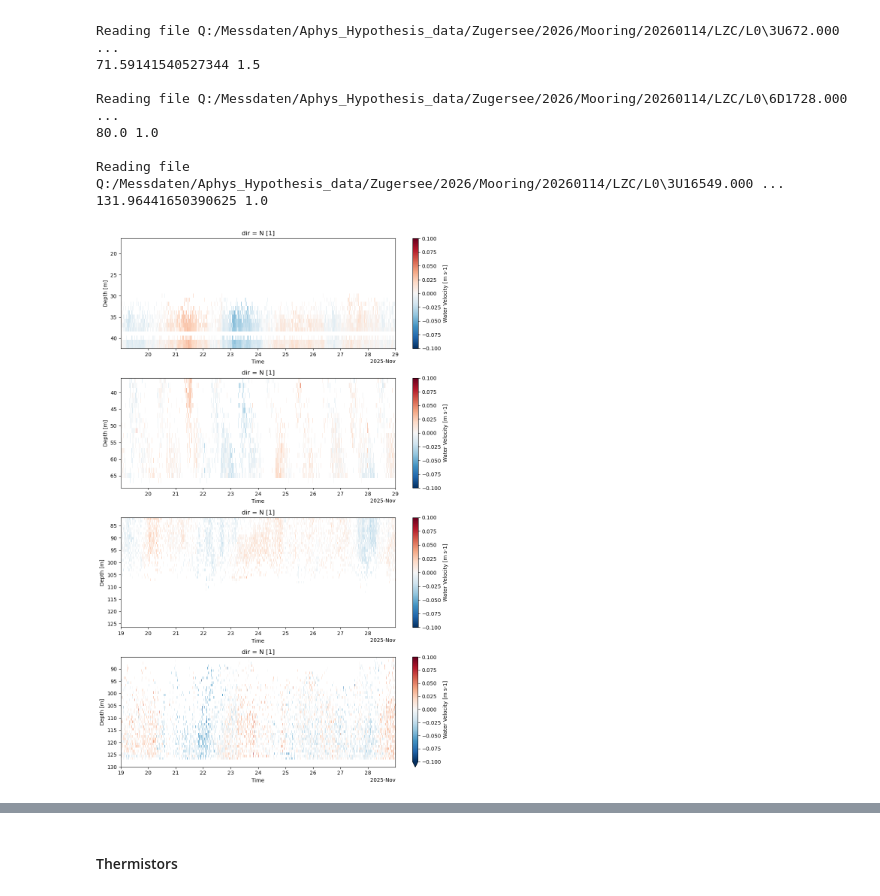
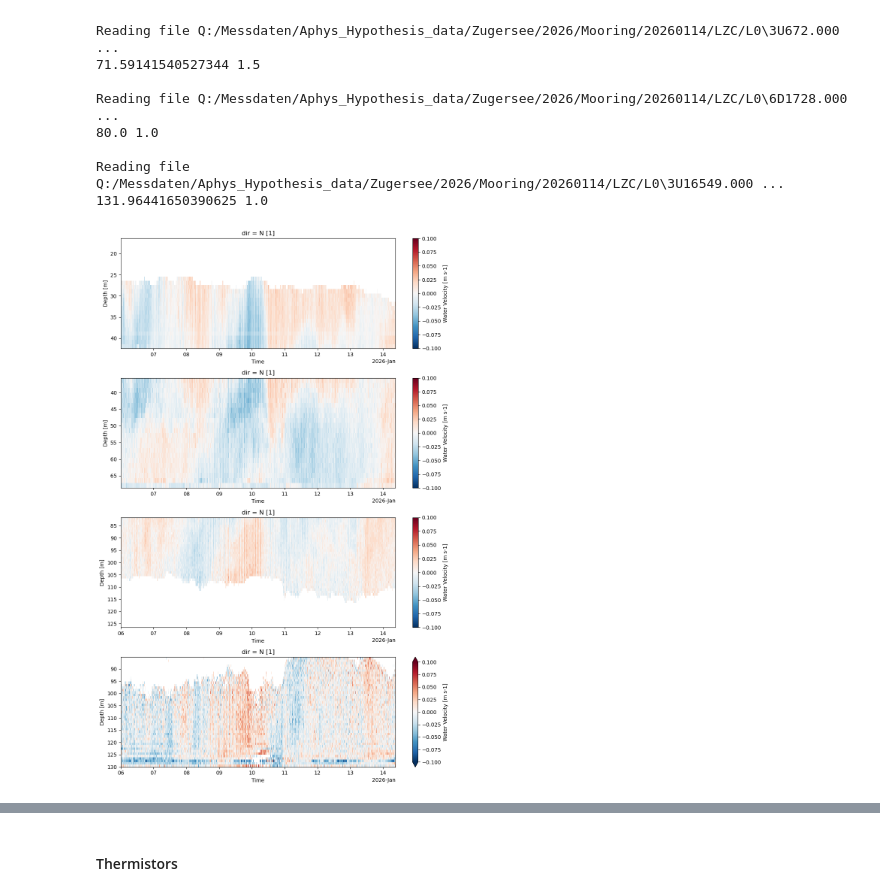
Before and after one commit to hherrema/eawag, a Jupyter notebook: presentations/osm/osm_2026.ipynb, the cells around one changed output, grey strips where cells are left out. Cells and saved outputs as stored; diff of their text form; code cells hidden in the pictures.

Commit message:
Updated figures (not final) for OSM presentaton

```diff
--- a/presentations/osm/osm_2026.ipynb
+++ b/presentations/osm/osm_2026.ipynb
@@ -17,11 +19,8 @@ location = 'LZC'
 year = '2026'
 date = '20260114'
 
-t_start_nov = '2025-11-19'
-t_end_nov = '2025-11-28'
-
-t_start_jan = '2026-01-06'
-t_end_jan = '2026-01-13'
+t_start = pd.to_datetime('2026-01-13') - pd.Timedelta(days=7)
+t_end = pd.to_datetime('2026-01-14') + pd.Timedelta(hours=9)
 # %%
 mreader = ewg.mooring_reader.MooringReader(lake, location, year, date)
 adcps = mreader.get_adcps()
@@ -37,8 +36,7 @@ adcps
  {'instrument': 'adcp', 'serial_id': '1728', 'mab': 98, 'comments': 'down'},
  {'instrument': 'adcp', 'serial_id': '16549', 'mab': 41.4, 'comments': 'up'}]
 # %%
-all_adcp_nov = []
-all_adcp_jan = []
+all_adcp = []
 for adcp in adcps:
     serial_id = adcp['serial_id']
 
@@ -47,12 +45,9 @@ for adcp in adcps:
     ds = areader.load_from_L0(fpath)
     ds = areader.range_to_depth(ds)
     ds = areader.run_qa(ds)
-    ds = areader.qa_corr_stdev(ds)
     print(areader.depth, ds.attrs['cell_size'])
-    ds_nov = ds.sel(time=slice(t_start_nov, t_end_nov))
-    ds_jan = ds.sel(time=slice(t_start_jan, t_end_jan))
-    all_adcp_nov.append(ds_nov)
-    all_adcp_jan.append(ds_jan)
+    ds = ds.sel(time=slice(t_start, t_end))
+    all_adcp.append(ds)
 # %% [output]
 Reading file Q:/Messdaten/Aphys_Hypothesis_data/Zugersee/2026/Mooring/20260114/LZC/L0\12U8315.000 ...
 43.408226013183594 1.0
@@ -68,15 +63,16 @@ Reading file Q:/Messdaten/Aphys_Hypothesis_data/Zugersee/2026/Mooring/20260114/L
 # %%
 fig, ax = plt.subplots(nrows=4, ncols=1, figsize=(10, 15))
 
-for i, d in enumerate(all_adcp_nov):
+for i, d in enumerate(all_adcp):
+    #d = areader.qa_corr_stdev(d, stdev_thresh=0.025)
     d.vel.sel(dir='N').plot(cmap='RdBu_r', vmin=-0.1, vmax=0.1, ax=ax[i])
 
     ax[i].set_xlabel('Time')
     ax[i].set_ylabel('Depth [m]')
 
     ax[i].invert_yaxis()
 
 plt.tight_layout()
 plt.show()
 # %% [output]
-[figure, old version]
+[figure, new version]
```
Also changed, not shown: parts of 27 cells of this notebook, 4 other files.
